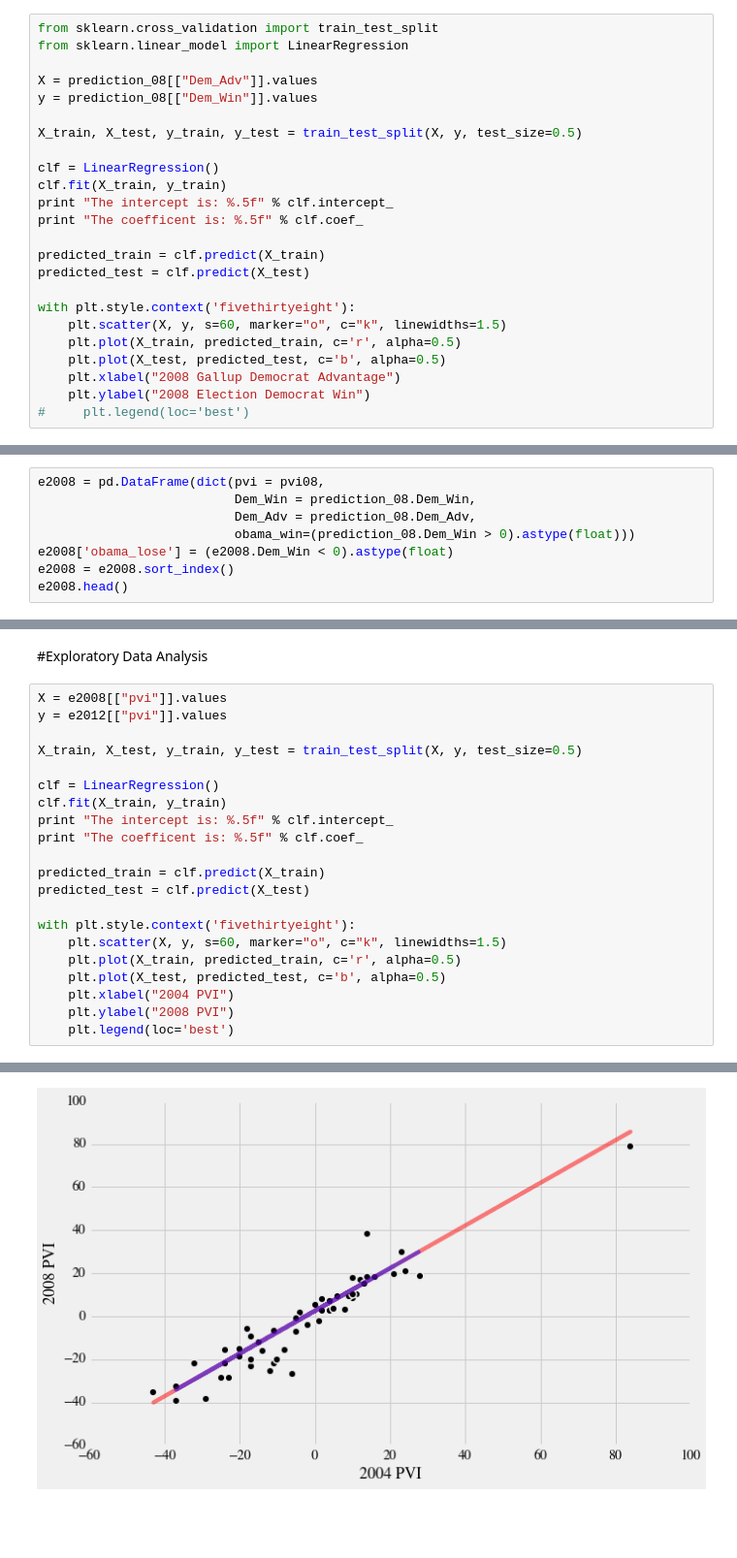
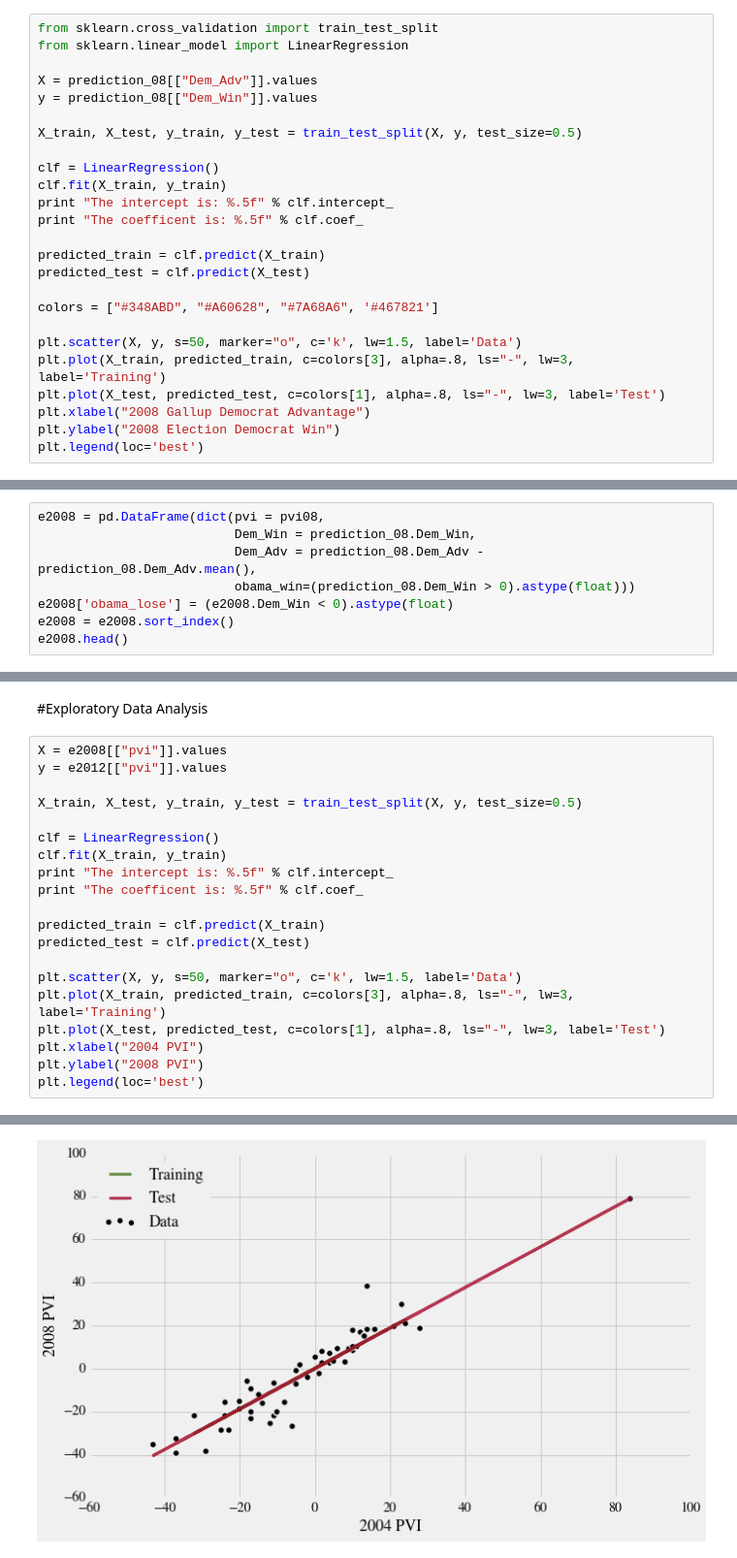
Before and after one commit to jthang/MachineLearningLab, a Jupyter notebook: lab_pres_elections.ipynb, the cells around one changed output, grey strips where cells are left out. Shown at 97% size. Drawn from its saved outputs; the diff is of its cells as text; blank space fills up the shorter version.

```diff
--- a/lab_pres_elections.ipynb
+++ b/lab_pres_elections.ipynb
@@ -479,11 +479,12 @@ print "The coefficent is: %.5f" % clf.coef_
 predicted_train = clf.predict(X_train)
 predicted_test = clf.predict(X_test)
 
-with plt.style.context('fivethirtyeight'):
-    plt.scatter(X, y, s=60, marker="o", c="k", linewidths=1.5)
-    plt.plot(X_train, predicted_train, c='r', alpha=0.5)
-    plt.plot(X_test, predicted_test, c='b', alpha=0.5)
-    plt.xlabel("2008 Gallup Democrat Advantage")
-    plt.ylabel("2008 Election Democrat Win")
-#     plt.legend(loc='best')
+colors = ["#348ABD", "#A60628", "#7A68A6", '#467821']
+
+plt.scatter(X, y, s=50, marker="o", c='k', lw=1.5, label='Data')
+plt.plot(X_train, predicted_train, c=colors[3], alpha=.8, ls="-", lw=3, label='Training')
+plt.plot(X_test, predicted_test, c=colors[1], alpha=.8, ls="-", lw=3, label='Test')
+plt.xlabel("2008 Gallup Democrat Advantage")
+plt.ylabel("2008 Election Democrat Win")
+plt.legend(loc='best')
 # %% [output]
@@ -591,7 +593,7 @@ dtype: int64
 # %%
 e2008 = pd.DataFrame(dict(pvi = pvi08,
                           Dem_Win = prediction_08.Dem_Win,
-                          Dem_Adv = prediction_08.Dem_Adv,
+                          Dem_Adv = prediction_08.Dem_Adv - prediction_08.Dem_Adv.mean(),
                           obama_win=(prediction_08.Dem_Win > 0).astype(float)))
 e2008['obama_lose'] = (e2008.Dem_Win < 0).astype(float)
 e2008 = e2008.sort_index()
@@ -659,11 +661,10 @@ print "The coefficent is: %.5f" % clf.coef_
 predicted_train = clf.predict(X_train)
 predicted_test = clf.predict(X_test)
 
-with plt.style.context('fivethirtyeight'):
-    plt.scatter(X, y, s=60, marker="o", c="k", linewidths=1.5)
-    plt.plot(X_train, predicted_train, c='r', alpha=0.5)
-    plt.plot(X_test, predicted_test, c='b', alpha=0.5)
-    plt.xlabel("2004 PVI")
-    plt.ylabel("2008 PVI")
-    plt.legend(loc='best')
+plt.scatter(X, y, s=50, marker="o", c='k', lw=1.5, label='Data')
+plt.plot(X_train, predicted_train, c=colors[3], alpha=.8, ls="-", lw=3, label='Training')
+plt.plot(X_test, predicted_test, c=colors[1], alpha=.8, ls="-", lw=3, label='Test')
+plt.xlabel("2004 PVI")
+plt.ylabel("2008 PVI")
+plt.legend(loc='best')
 # %% [output]
@@ -672 +674 @@ The coefficent is: 0.99138
-[figure, old version]
+[figure, new version]
```
Also changed, not shown: parts of 26 cells of this notebook.
